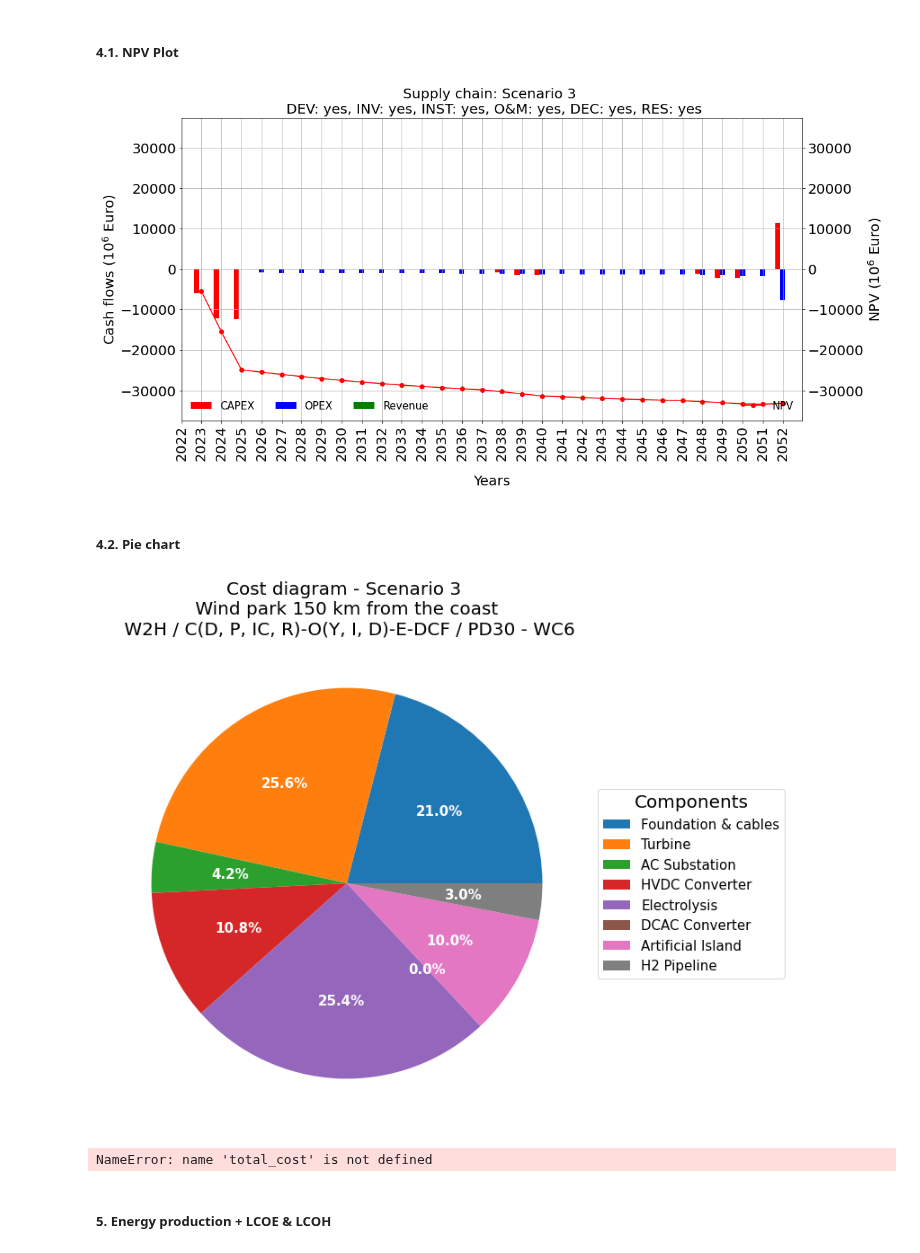
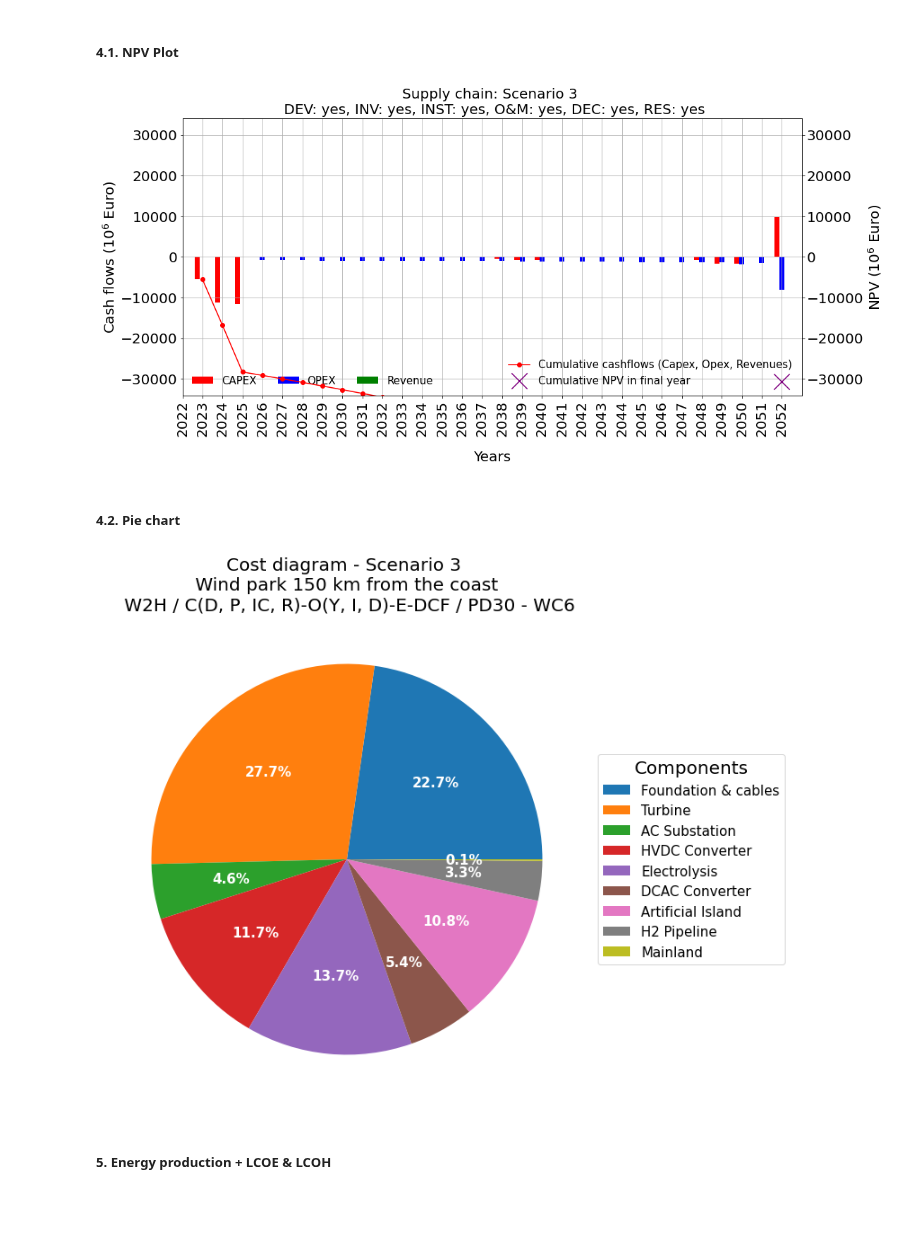
Before and after one commit to VanOord/OpenSCSim, a Jupyter notebook: Scenario 3.ipynb, the cells around one changed output. Cells and saved outputs as stored; diff of their text form; code cells hidden in the pictures; blank space fills up the shorter version.

Commit message:
Cost allocation hydrogen/electricity supply chain (LCOH / LCOE)

```diff
--- a/Scenario 3.ipynb
+++ b/Scenario 3.ipynb
@@ -36,7 +36,7 @@ capacity_windpark1 = 3000 #MW
 capacity_windpark2 = 3000 #MW
 
 #Dedicated energy for electrolysis / electricity
-dedicated_electrolyser_energy = 1
+dedicated_electrolyser_energy = 0.5
 dedicated_DCAC_energy = (1 - dedicated_electrolyser_energy)
 
 #Efficiency factors
@@ -746,7 +746,7 @@ df_combined_npv=calculate_npv(df_combined, 2023, WACC=0.0984)
 
 create_npv_plot(df_combined_npv, title='Supply chain: Scenario 3 \n DEV: yes, INV: yes, INST: yes, O&M: yes, DEC: yes, RES: yes' )
 # %% [output]
-[figure, old version]
+[figure, new version]
 # %% [markdown]
 ##### 4.2. Pie chart
 # %%
@@ -791,35 +791,31 @@ mainland_value = -Mainland.df_npv.cashflow_sum.iloc[-1]
 H2_pipeline_value = -H2Pipeline.df_npv.cashflow_sum.iloc[-1]
 
 # create a new data point for each combined value
-labels = ['Foundation & cables', 'Turbine', 'AC Substation', 'HVDC Converter', 'Electrolysis', 'DCAC Converter', 'Artificial Island', 'H2 Pipeline', 'Electricity Cable']
-data = [foundation_cables_value, turbine_value, AC_substation_value, hvdc_converter_value, electrolysis_value, dcac_converter_value, artificial_island_value, H2_pipeline_value
+labels = ['Foundation & cables', 'Turbine', 'AC Substation', 'HVDC Converter', 'Electrolysis', 'DCAC Converter', 'Artificial Island', 'H2 Pipeline', 'Mainland']
+data = [foundation_cables_value, turbine_value, AC_substation_value, hvdc_converter_value, electrolysis_value, dcac_converter_value, artificial_island_value, H2_pipeline_value, mainland_value
 ]
 # %%
 # create pie plot
 fig, ax = plt.subplots(figsize=(16, 10), subplot_kw=dict(aspect="equal"))
 
 def func(pct, allvals):
     absolute = int(np.round(pct/100.*np.sum(allvals)))
     return f"{pct:.1f}%"
 
 
 wedges, texts, autotexts = ax.pie(data, autopct=lambda pct: func(pct, data),
                                   textprops=dict(color="w"))
 
 ax.legend(wedges, labels,
           title="Components",
           loc="center left",
           bbox_to_anchor=(1, 0, 0.5, 1),
          fontsize=15)
 
 plt.setp(autotexts, size=15, weight="bold")
 
 ax.set_title("Cost diagram - Scenario 3 \n Wind park 150 km from the coast \n W2H / C(D, P, IC, R)-O(Y, I, D)-E-DCF / PD30 - WC6", fontsize=20)
 
 plt.show()
-
-cost_in_billions = total_cost / 1_000_000_000
-print(f"Total cost: {cost_in_billions:.2f} billion EUR")
 # %% [output]
-[figure, old version]
+[figure, new version]
-NameError: name 'total_cost' is not defined
```
Also changed, not shown: parts of 18 cells of this notebook, 3 other files.
